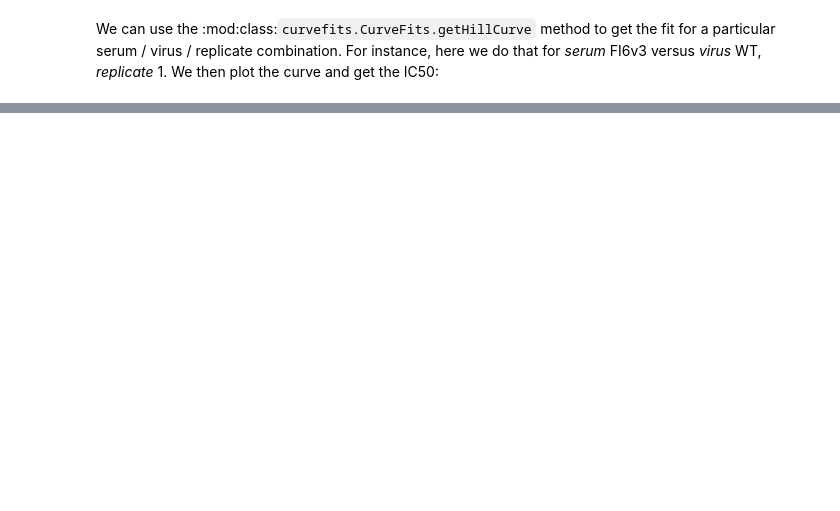
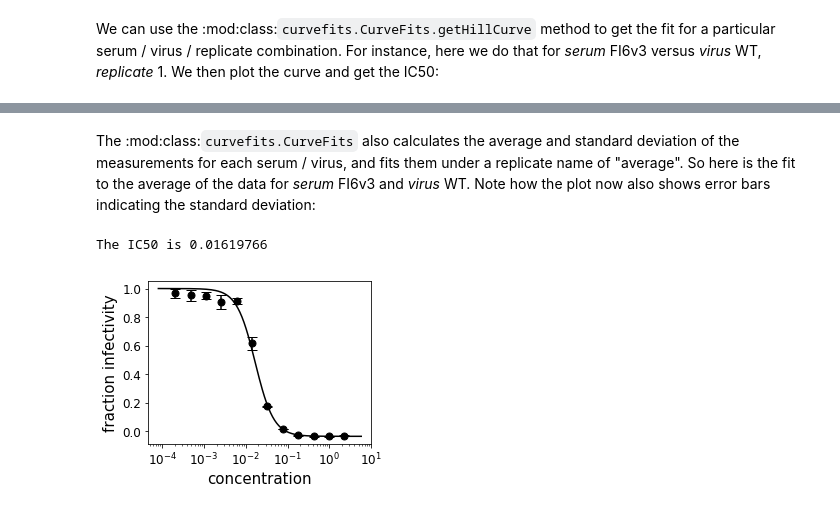
Before and after one commit to jbloomlab/neutcurve, a Jupyter notebook: docs/examples/curvefits.ipynb, the cells around one changed output, grey strips where cells are left out. Drawn from its saved outputs; the diff is of its cells as text; code cells hidden in the pictures; blank space fills up the shorter version.

```diff
--- a/docs/examples/curvefits.ipynb
+++ b/docs/examples/curvefits.ipynb
@@ -101,0 +103,11 @@ The IC50 is 0.0169
+# %% [markdown]
+The :mod:class:`curvefits.CurveFits` also calculates the average and standard deviation of the measurements for each serum / virus, and fits them under a replicate name of "average".
+So here is the fit to the average of the data for *serum* FI6v3 and *virus* WT.
+Note how the plot now also shows error bars indicating the standard deviation:
+# %%
+curve = fits.getHillCurve(serum='FI6v3', virus='WT', replicate='average')
+print(f"The IC50 is {curve.ic50():.7g}")
+fig, ax = curve.plot()
+# %% [output]
+The IC50 is 0.01619766
+[figure, added]
```
Also changed, not shown: parts of 3 cells of this notebook, 3 other files.
